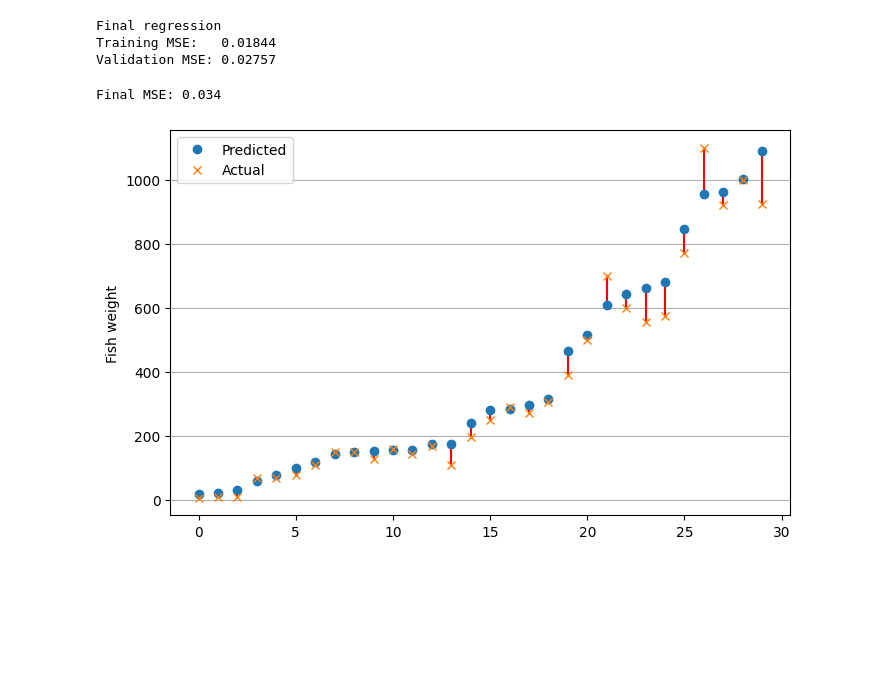
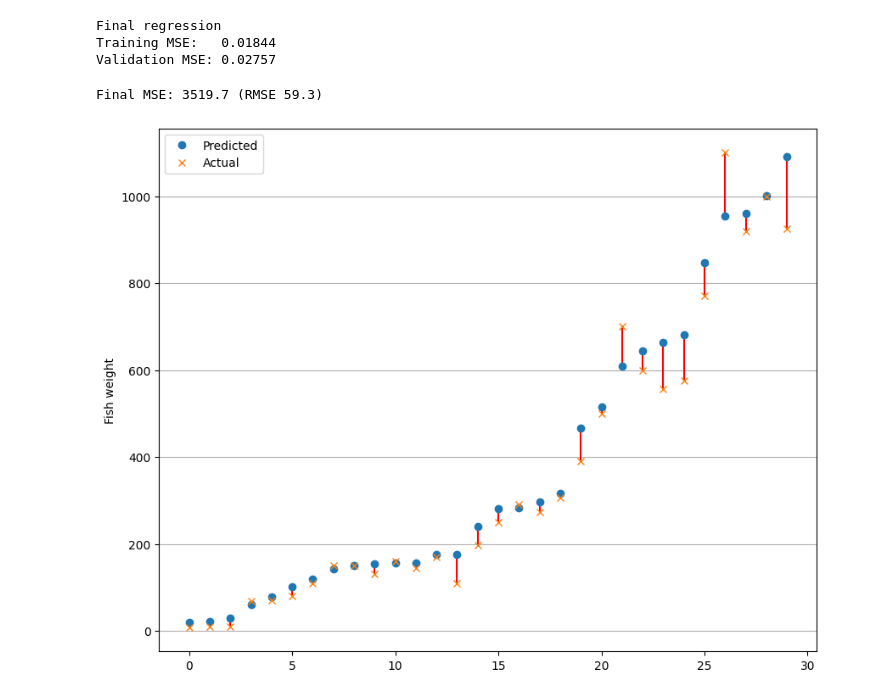
Before and after one commit to n0Oo0Oo0b/NYU2023SummerML1, a Jupyter notebook: Day5/fish_market.ipynb, the cells around one changed output. Drawn from its saved outputs; the diff is of its cells as text; code cells hidden in the pictures; blank space fills up the shorter version.

```diff
--- a/Day5/fish_market.ipynb
+++ b/Day5/fish_market.ipynb
@@ -159,28 +159,31 @@ label = pd.read_csv('fish_market_test_label.csv')
 x_test = normalizer(feature.values)
 y_test_normalizer = preprocessing.StandardScaler(with_mean=False)
 y_test = y_test_normalizer.fit_transform(label.values)
+# %%
+x_d_test = design_matrix(x_test, order=3)
+yhat_test = reg.predict(x_d_test)
+
+# Denormalize data
+actual = label.values
+predicted = y_test_normalizer.inverse_transform(yhat_test)
+
+
+df = pd.DataFrame({'Actual': actual[:, 0], 'Predicted': predicted[:, 0]})
+df = df.sort_values(by='Predicted')
 # %%
-x_d_test = design_matrix(x_test, order=3)
-yhat_test = reg.predict(x_d_test)
+mse = ((df['Actual'] - df['Predicted']) ** 2).mean()
+print(f"Final MSE: {mse:.5} (RMSE {np.sqrt(mse):.3})")
 
-mse_test = ((y_test - yhat_test) ** 2).mean()
-print(f"Final MSE: {mse_test:.3f}")
+xplt = np.arange(len(df))
 
-# Denormalize & order data
-predicted = y_test_normalizer.inverse_transform(yhat_test)
-df = pd.DataFrame({'Actual': label.values[:, 0], 'Predicted': predicted[:, 0]})
-df = df.sort_values(by='Predicted')
-
-xplt = np.arange(y_test.size)
-
-plt.figure(figsize=(8, 5))
+plt.figure(figsize=(10, 8))
 plt.plot([xplt, xplt], df.values.T, 'r-')
 plt.plot(xplt, df['Predicted'], 'o', label='Predicted')
 plt.plot(xplt, df['Actual'], 'x', label='Actual')
 plt.ylabel('Fish weight')
 plt.grid(axis='y')
 plt.legend()
 plt.show()
 # %% [output]
-Final MSE: 0.034
+Final MSE: 3519.7 (RMSE 59.3)
-[figure, old version]
+[figure, new version]
```
Also changed, not shown: 1 other file.
